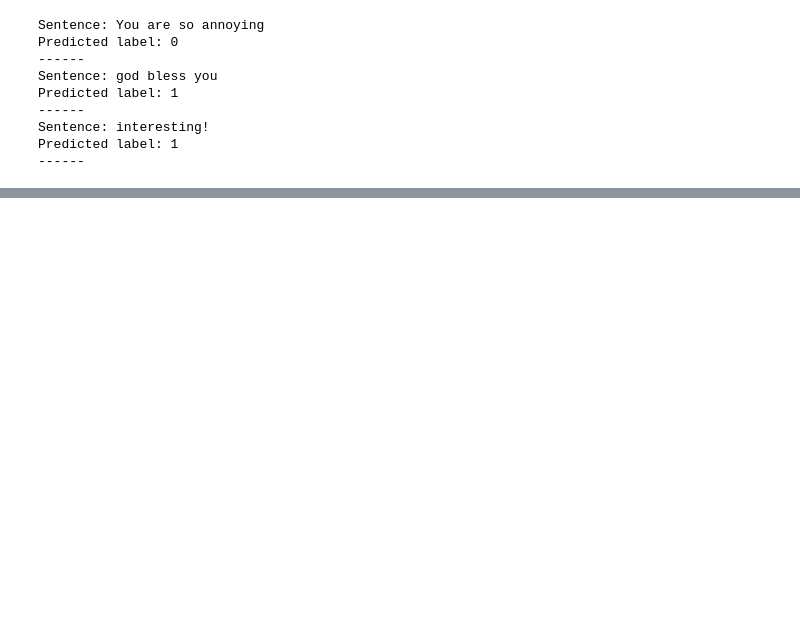
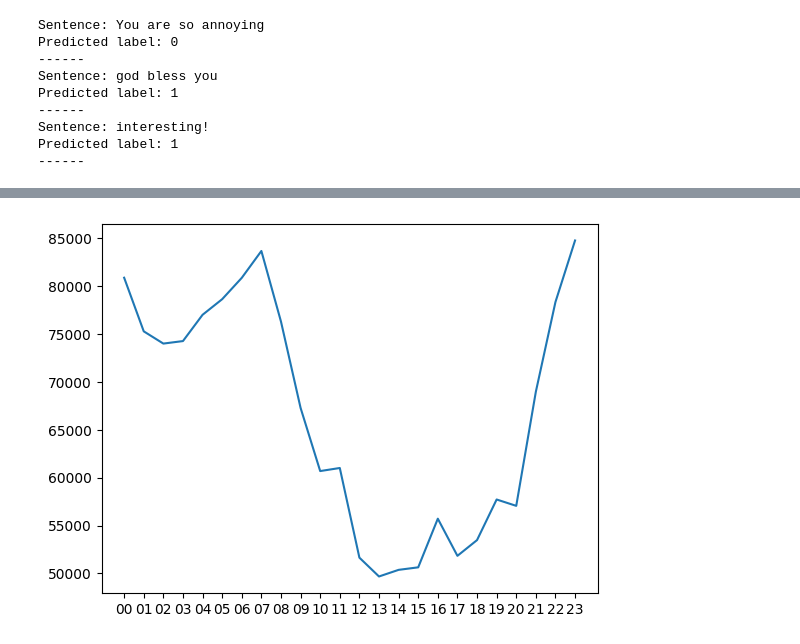
Before and after one commit to TheeMee/sentiment-analysis, a Jupyter notebook: final.ipynb, the cells around one changed output, grey strips where cells are left out. Saved outputs shown, nothing was run; the diff lists cells and outputs as text; code cells hidden in the pictures; blank space fills up the shorter version.

Commit message:
defined plot functions and added comments

```diff
--- a/final.ipynb
+++ b/final.ipynb
@@ -241,0 +382,8 @@ Predicted label: 1
+# %%
+#adds a new month column for each rows
+def get_month(date):
+    month = date.split()[1]
+    return month
+
+df1['month'] = df1['date'].apply(get_month)
+df1
@@ -241,0 +404,30 @@ Predicted label: 1
+# %%
+#use matplotlib for data visualization
+#import numpy
+import numpy as np
+import matplotlib.pyplot as plt
+#create a function to plot a data against 24 hour time_frame
+def plot_2time(rate):
+
+    time = list(rate.keys())
+    rate = list(rate.values())
+    #assign x and y points of the graph
+    x_points = np.array(time)
+    y_points = np.array(rate)
+
+    #plot graph
+    plt.plot(x_points, y_points)
+    plt.show()
+
+    #this function has no return variables
+# %%
+#finding most popular tweet times
+time_dict = dict()
+for t in df1['time']:
+    if t in time_dict:
+        time_dict[t] += 1
+    else:
+        time_dict[t] = 0
+
+time_occurence_rate = dict(sorted(time_dict.items(), key = lambda x: x[0]))
+print(time_occurence_rate)
@@ -241,0 +456,5 @@ Predicted label: 1
+# %%
+#plot tweet rate for each hour
+plot_2time(time_occurence_rate)
+# %% [output]
+[figure, added]
```
Also changed, not shown: parts of 21 cells of this notebook.
